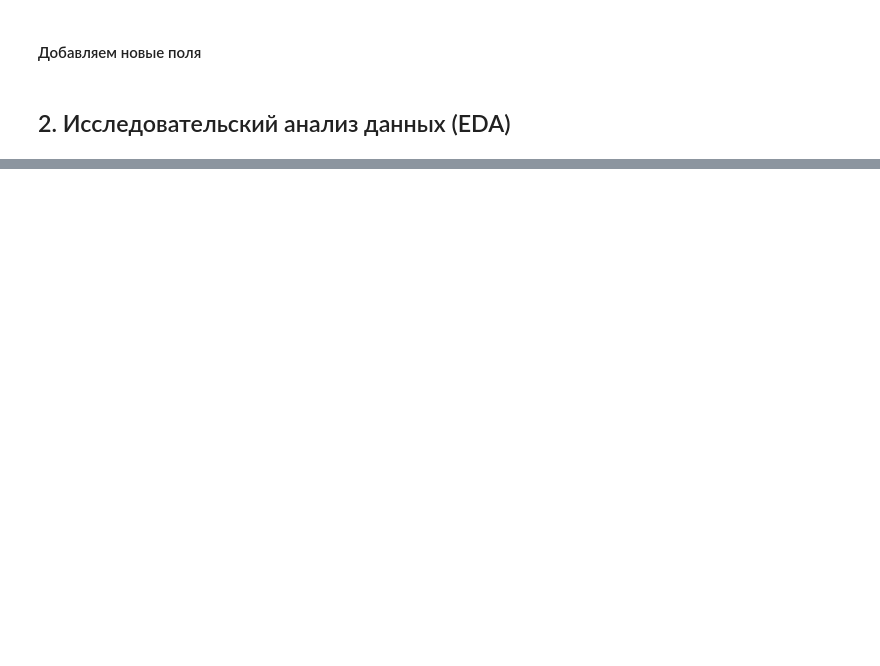
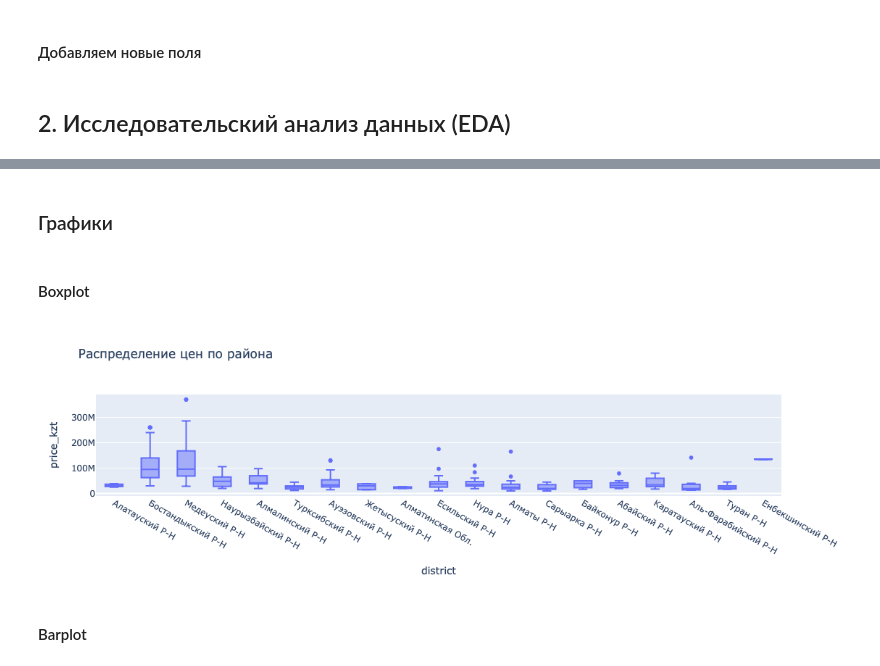
Before and after one commit to lluaai/krisha_analysis, a Jupyter notebook: Untitled.ipynb, the cells around one changed output, grey strips where cells are left out. Cells and saved outputs as stored; diff of their text form; code cells hidden in the pictures; blank space fills up the shorter version.

```diff
--- a/Untitled.ipynb
+++ b/Untitled.ipynb
@@ -72,6 +76,7 @@ url              0.000000
 scraped_at       0.000000
 dtype: float64
 # %%
+df['rooms'] = pd.to_numeric(df['rooms'], errors='coerce')
 df = df.dropna(subset=['price_kzt','area_m2', 'rooms'])
 df = df[(df['price_kzt'] != 0) & (df['area_m2'] != 0) & (df['rooms'] != 0)]
 # %%
@@ -105,10 +109,15 @@ Index(['listing_id', 'title', 'property_type', 'rooms', 'area_m2', 'price_kzt',
       dtype='object')
 # %%
-df['district'] = df['district'].str.strip().str.lower().str.replace(r'\s+', ' ', regex=True).str.title()
+df['district'] = df['district'].str.strip().str.lower().str.title()
+# %%
+df['district'] = df['district'].apply(
+    lambda x: 'Байконур Р–Н' if x == 'Р-Н Байконур' else x
+)
 # %% [markdown]
 #### Добавляем новые поля
 # %%
 df['price_per_m'] = df['price_kzt'] / df['area_m2']
+df['price_per_m2'] = df['price_per_m'].apply(lambda x: f"{int(x):,}".replace(",", " "))
 # %%
 df['month_published'] = df['datetime'].dt.strftime('%B') # Добавляем новый столбец с месяцем
 # %%
@@ -117,0 +203,10 @@ df['photo_flag'] = (df['photos_count'] > 0).astype(int)
+# %% [markdown]
+### Графики
+# %% [markdown]
+#### Boxplot
+# %%
+px.box(df, x = 'district', y = 'price_kzt', title = 'Распределение цен по района')
+# %% [output]
+[figure, added]
+# %% [markdown]
+#### Barplot
```
Also changed, not shown: parts of 19 cells of this notebook.
